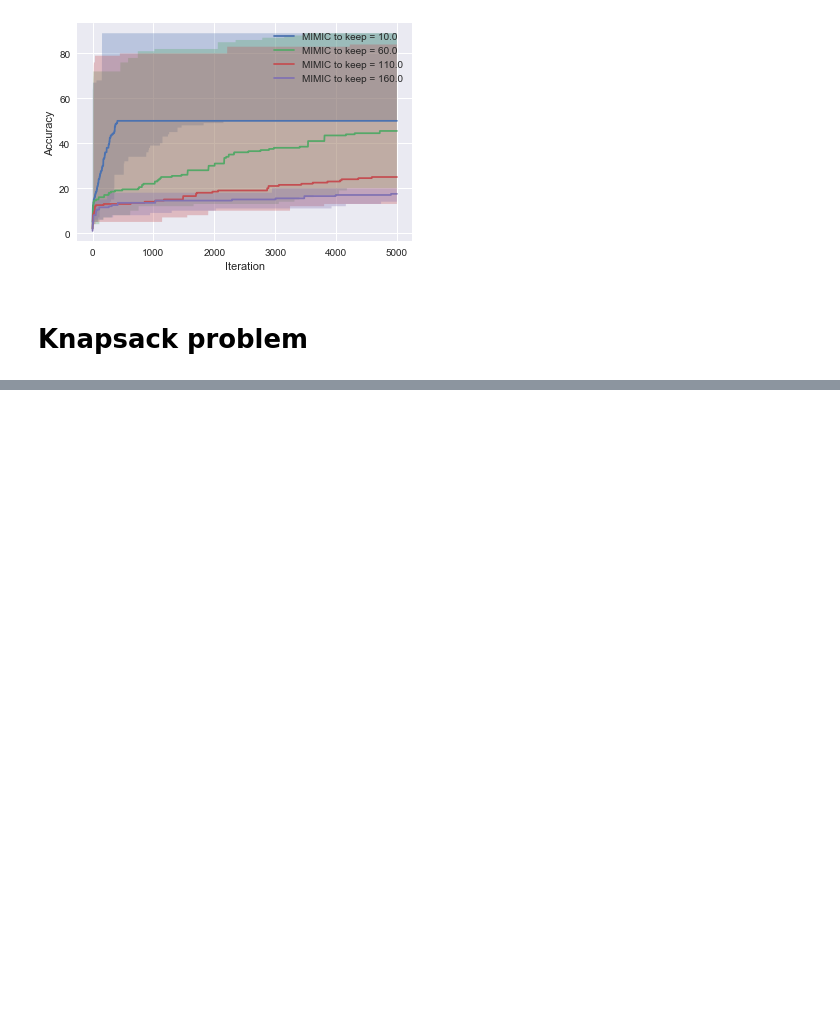
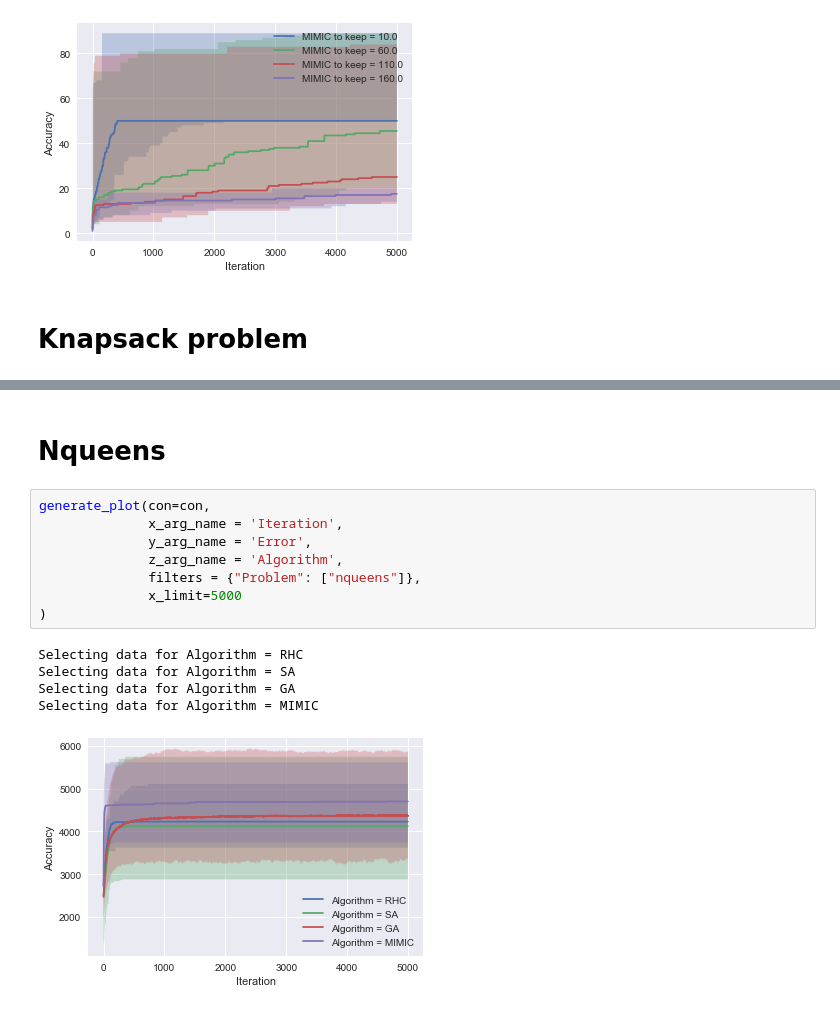
Before and after one commit to anliec/ML_homework_random, a Jupyter notebook: plotter/Problems.ipynb, the cells around one changed output, grey strips where cells are left out. Cells and saved outputs as stored; diff of their text form; blank space fills up the shorter version.

```diff
--- a/plotter/Problems.ipynb
+++ b/plotter/Problems.ipynb
@@ -470,0 +515,16 @@ Selecting data for Algorithm = GA
+# %% [markdown]
+# Nqueens
+# %%
+generate_plot(con=con,
+              x_arg_name = 'Iteration',
+              y_arg_name = 'Error',
+              z_arg_name = 'Algorithm',
+              filters = {"Problem": ["nqueens"]},
+              x_limit=5000
+)
+# %% [output]
+Selecting data for Algorithm = RHC
+Selecting data for Algorithm = SA
+Selecting data for Algorithm = GA
+Selecting data for Algorithm = MIMIC
+[figure, added]
```
Also changed, not shown: parts of 22 cells of this notebook, 1 other file.
